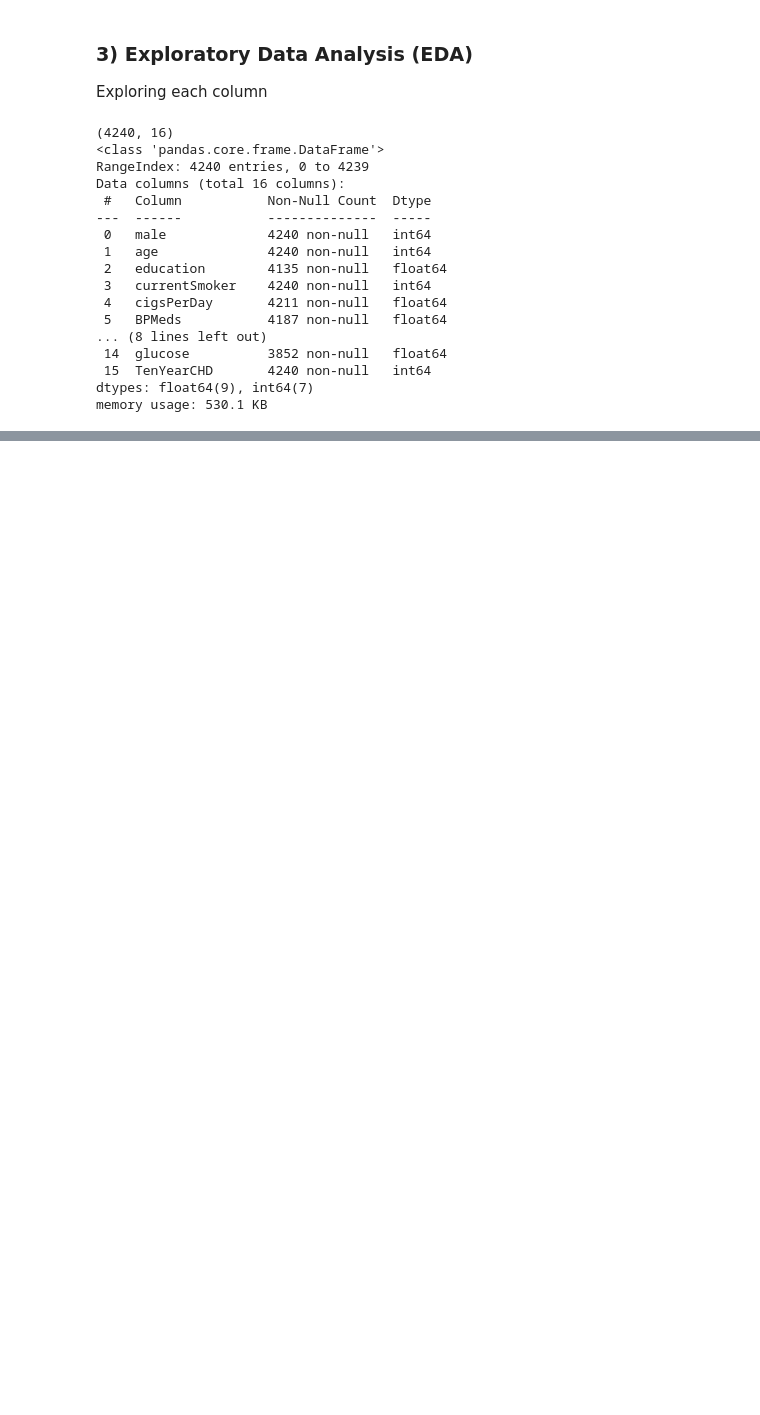
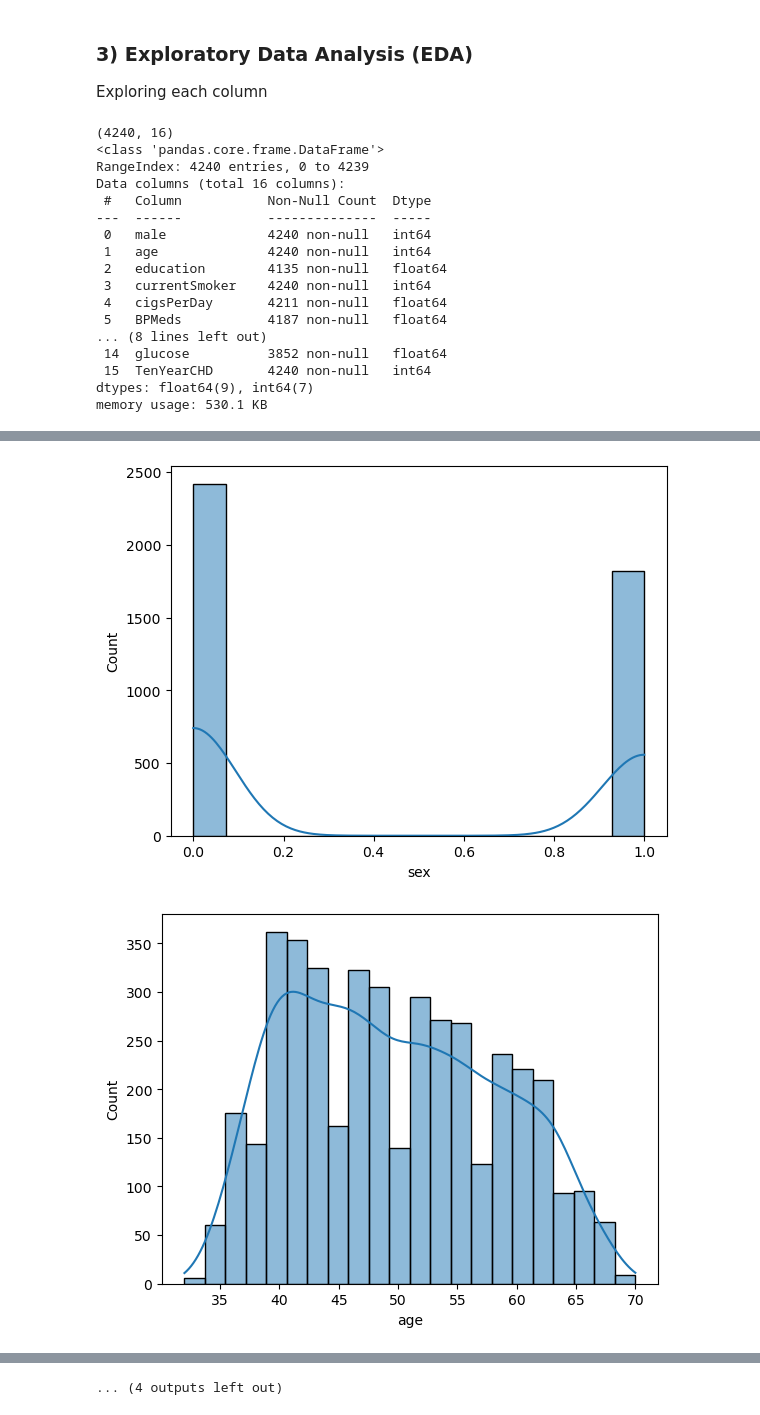
Before and after one commit to galij20/fds_framingham, a Jupyter notebook: project.ipynb, the cells around one changed output, grey strips where cells are left out. Saved outputs shown, nothing was run; the diff lists cells and outputs as text; code cells hidden in the pictures; blank space fills up the shorter version.

```diff
--- a/project.ipynb
+++ b/project.ipynb
@@ -88,0 +137,10 @@ data.describe()
+# %%
+mean = data['glucose'].mean(skipna=True)
+data['glucose'].fillna(mean, inplace= True)
+mean = data['education'].mean(skipna=True)
+data['education'].fillna(mean, inplace=True)
+data['BPMeds'].fillna(data['BPMeds'].mode()[0], inplace=True)
+data['totChol'].fillna(data['totChol'].mean(skipna=True), inplace=True)
+data['cigsPerDay'].fillna(data['cigsPerDay'].mean(skipna=True), inplace=True)
+data['BMI'].fillna(data['BMI'].mean(skipna=True), inplace=True)
+data['heartRate'].fillna(data['heartRate'].mean(skipna=True),inplace=True)
@@ -88,0 +167,7 @@ data.describe()
+# %%
+for i in data.columns:
+    sns.histplot(data[i], kde = True)
+    plt.show()
+# %% [output]
+[figure, added]
+[figure, added]
@@ -88,0 +184 @@ data.describe()
+... (4 outputs left out)
```
Also changed, not shown: parts of 24 cells of this notebook.
